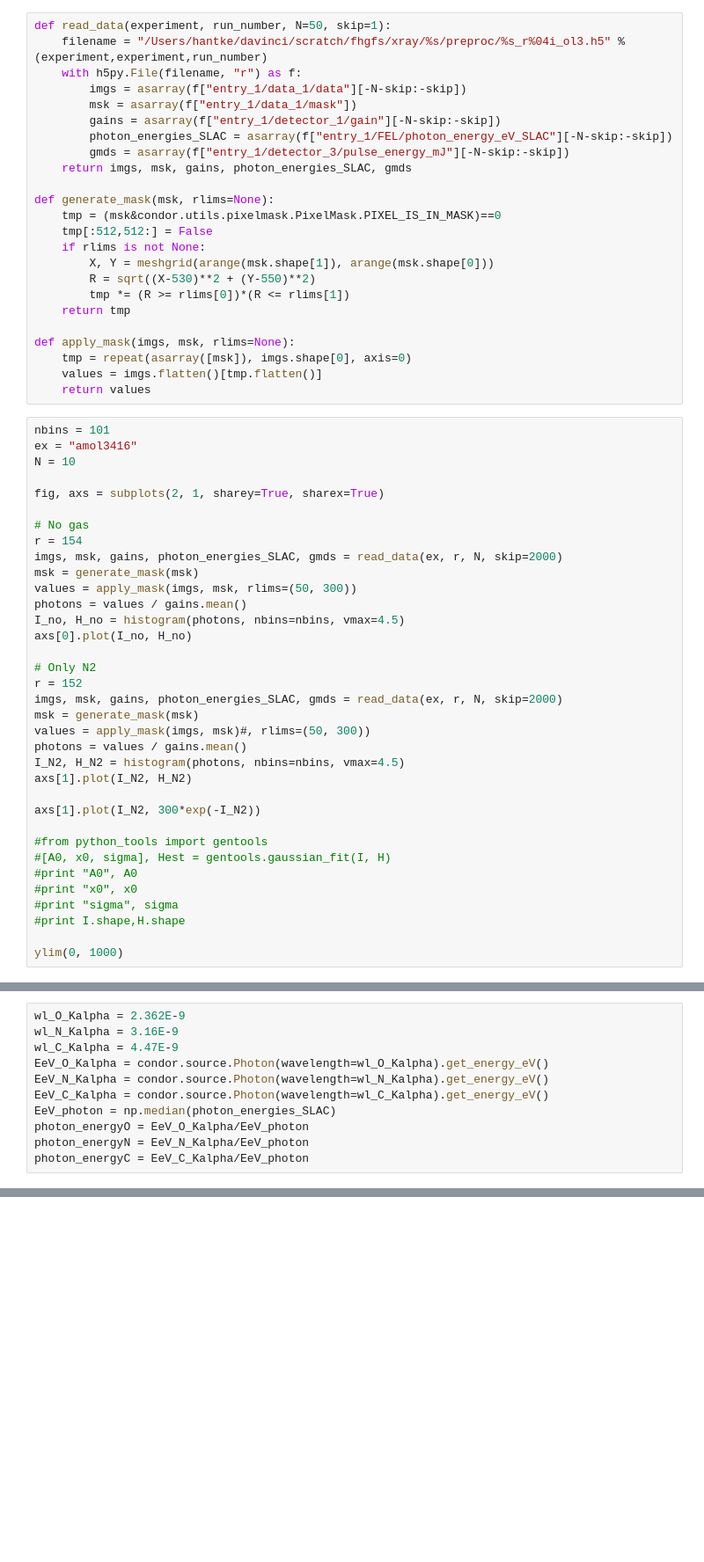
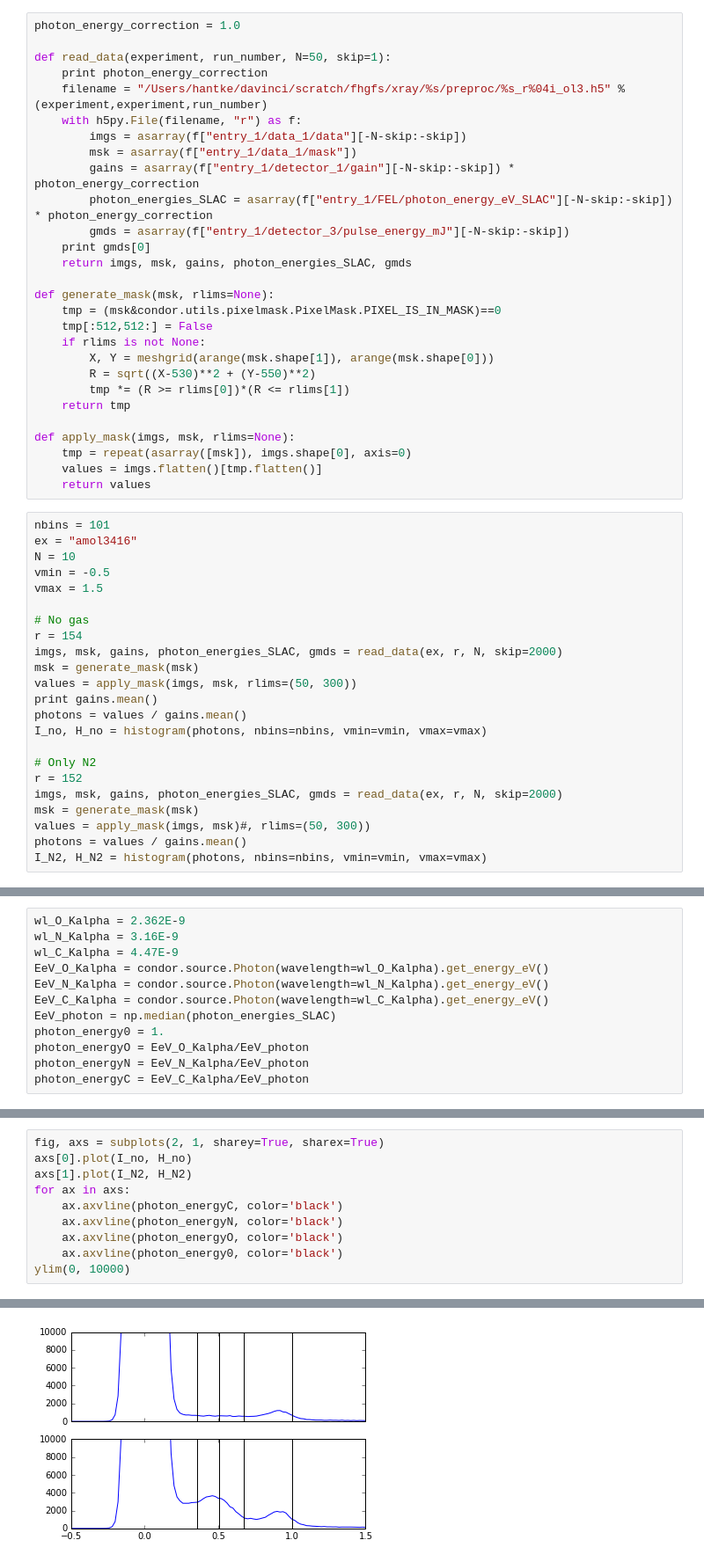
Before and after one commit to mhantke/siph, a Jupyter notebook: photon_splitting.ipynb, the cells around one changed output, grey strips where cells are left out. Shown: that part at 88% size. Drawn from its saved outputs; the diff is of its cells as text; blank space fills up the shorter version.

```diff
--- a/photon_splitting.ipynb
+++ b/photon_splitting.ipynb
@@ -11,12 +13,16 @@ Populating the interactive namespace from numpy and matplotlib
 # %%
+photon_energy_correction = 1.0
+
 def read_data(experiment, run_number, N=50, skip=1):
+    print photon_energy_correction
     filename = "/Users/hantke/davinci/scratch/fhgfs/xray/%s/preproc/%s_r%04i_ol3.h5" % (experiment,experiment,run_number)
     with h5py.File(filename, "r") as f:
         imgs = asarray(f["entry_1/data_1/data"][-N-skip:-skip])
         msk = asarray(f["entry_1/data_1/mask"])
-        gains = asarray(f["entry_1/detector_1/gain"][-N-skip:-skip])
-        photon_energies_SLAC = asarray(f["entry_1/FEL/photon_energy_eV_SLAC"][-N-skip:-skip])
+        gains = asarray(f["entry_1/detector_1/gain"][-N-skip:-skip]) * photon_energy_correction
+        photon_energies_SLAC = asarray(f["entry_1/FEL/photon_energy_eV_SLAC"][-N-skip:-skip]) * photon_energy_correction
         gmds = asarray(f["entry_1/detector_3/pulse_energy_mJ"][-N-skip:-skip])
+    print gmds[0]
     return imgs, msk, gains, photon_energies_SLAC, gmds
 
 def generate_mask(msk, rlims=None):
@@ -36,17 +42,17 @@ def apply_mask(imgs, msk, rlims=None):
 nbins = 101
 ex = "amol3416"
 N = 10
-
-fig, axs = subplots(2, 1, sharey=True, sharex=True)
+vmin = -0.5
+vmax = 1.5
 
 # No gas
 r = 154
 imgs, msk, gains, photon_energies_SLAC, gmds = read_data(ex, r, N, skip=2000)
 msk = generate_mask(msk)
 values = apply_mask(imgs, msk, rlims=(50, 300))
+print gains.mean()
 photons = values / gains.mean()
-I_no, H_no = histogram(photons, nbins=nbins, vmax=4.5)
-axs[0].plot(I_no, H_no)
+I_no, H_no = histogram(photons, nbins=nbins, vmin=vmin, vmax=vmax)
 
 # Only N2
 r = 152
@@ -54,16 +60,4 @@ imgs, msk, gains, photon_energies_SLAC, gmds = read_data(ex, r, N, skip=2000)
 msk = generate_mask(msk)
 values = apply_mask(imgs, msk)#, rlims=(50, 300))
 photons = values / gains.mean()
-I_N2, H_N2 = histogram(photons, nbins=nbins, vmax=4.5)
-axs[1].plot(I_N2, H_N2)
-
-axs[1].plot(I_N2, 300*exp(-I_N2))
-
-#from python_tools import gentools
-#[A0, x0, sigma], Hest = gentools.gaussian_fit(I, H)
-#print "A0", A0
-#print "x0", x0
-#print "sigma", sigma
-#print I.shape,H.shape
-
-ylim(0, 1000)
+I_N2, H_N2 = histogram(photons, nbins=nbins, vmin=vmin, vmax=vmax)
@@ -78,6 +69,7 @@ EeV_O_Kalpha = condor.source.Photon(wavelength=wl_O_Kalpha).get_energy_eV()
 EeV_N_Kalpha = condor.source.Photon(wavelength=wl_N_Kalpha).get_energy_eV()
 EeV_C_Kalpha = condor.source.Photon(wavelength=wl_C_Kalpha).get_energy_eV()
 EeV_photon = np.median(photon_energies_SLAC)
+photon_energy0 = 1.
 photon_energyO = EeV_O_Kalpha/EeV_photon
 photon_energyN = EeV_N_Kalpha/EeV_photon
 photon_energyC = EeV_C_Kalpha/EeV_photon
@@ -90,0 +76,11 @@ imshow(msk)
+# %%
+fig, axs = subplots(2, 1, sharey=True, sharex=True)
+axs[0].plot(I_no, H_no)
+axs[1].plot(I_N2, H_N2)
+for ax in axs:
+    ax.axvline(photon_energyC, color='black')
+    ax.axvline(photon_energyN, color='black')
+    ax.axvline(photon_energyO, color='black')
+    ax.axvline(photon_energy0, color='black')
+ylim(0, 10000)
+# %% [output]
@@ -91,3 +88,4 @@ imshow(msk)
+[figure, added]
 # %%
 def hist_I_N(N, sigma, L, nphotons_list, noise_sigma=None, nbins=101, photon_energy=1.0, vmin=-0.5, vmax=1.5):
     H = 0.
```
Also changed, not shown: parts of 20 cells of this notebook.
